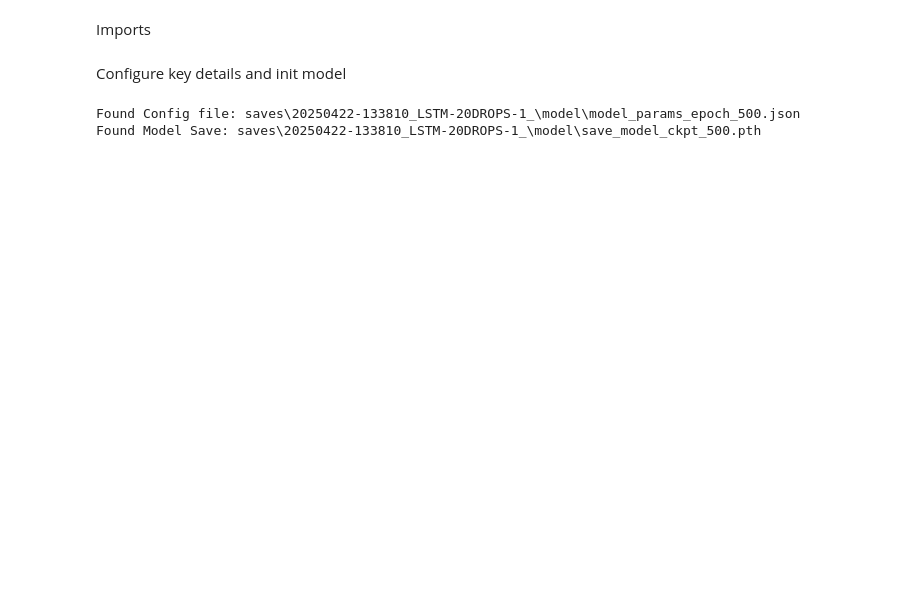
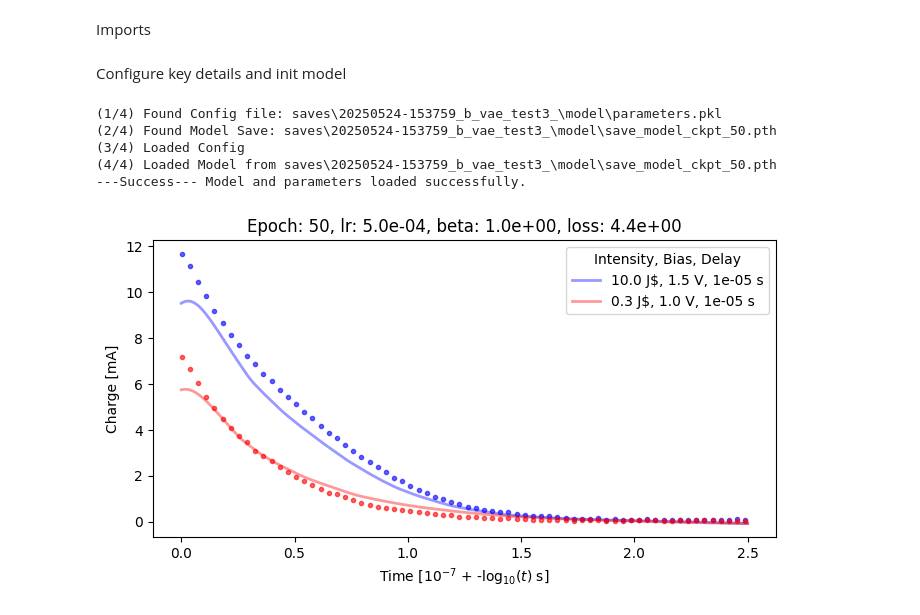
Before and after one commit to errorterror6/ML_charge_modeling, a Jupyter notebook: parameter_tuning/interpretability.ipynb, the cells around one changed output. Drawn from its saved outputs; the diff is of its cells as text; code cells hidden in the pictures; blank space fills up the shorter version.

Commit message:
working checkpoint

```diff
--- a/parameter_tuning/interpretability.ipynb
+++ b/parameter_tuning/interpretability.ipynb
@@ -22,7 +22,8 @@ import shjnn
 Configure key details and init model
 # %%
 #must be unique.
-model_name = 'LSTM-20DROPS'
+model_name = 'b_vae_test3'
+epoch_select = None
 
 
 # Load the model
@@ -42,11 +43,11 @@ pth_files = []
 for file in os.listdir(model_subfolder):
     if file.endswith(".pkl"):
         pickle_file = os.path.join(model_subfolder, file)
-        print(f"Success (1/4) Found Config file: {pickle_file}")
+        print(f"(1/4) Found Config file: {pickle_file}")
 
     elif file.endswith(".pth"):
         pth_file = os.path.join(model_subfolder, file)
-        print(f"Success (2/4) Found Model Save: {pth_file}")
+        print(f"(2/4) Found Model Save: {pth_file}")
         pth_files.append(pth_file)
 if not pickle_file or not pth_files:
     print(f"Pickle file or PTH file not found in '{model_subfolder}'.")
@@ -54,6 +55,62 @@ if not pickle_file or not pth_files:
 
 
 # Load the model configuration
+loaded = None
+with open(pickle_file, 'rb') as f:
+    try:
+        loaded = pickle.load(f)
+    except EOFError:
+        pass
+assert len(loaded) == 17
+
+
+parameters.dataset = loaded[0]
+parameters.dataset_PV = loaded[1]
+parameters.trainer = loaded[2]
+parameters.model = loaded[3]
+parameters.rnn = loaded[4]
+parameters.b_vae = loaded[5]
+parameters.load_check = loaded[6]
+parameters.model_params = loaded[7]
+parameters.vae_params = loaded[8]
+parameters.records = loaded[9]
+parameters.device = loaded[10]
+parameters.amp = loaded[11]
+parameters.freq = loaded[12]
+parameters.adaptive_training = loaded[13]
+parameters.save = loaded[14]
+parameters.split = loaded[15]
+parameters.gridsearch = loaded[16]
+
+assert parameters.load_check == True
+print(f"(3/4) Loaded Config")
+
+#load the model.
+model_params = parameters.model_params
+dev = torch.device(parameters.device)
+if epoch_select is None:
+    path = pth_files[-1]  # Use the last file in the list
+else:
+    path = [f for f in pth_files if f"{epoch_select}" in f]
+    if not path:
+        raise FileNotFoundError(f"No PTH file found for epoch {epoch_select}.")
+    path = path[0]
+assert model_params['func'] is not None
+shjnn.load_state(path, model_params['func'], model_params['rec'], decoder = model_params['dec'], optimizer = model_params['optim'], loss = model_params['loss'], epochs = model_params['epochs'], dev = dev)
+print(f"(4/4) Loaded Model from {path}")
+
+print("---Success--- Model and parameters loaded successfully.")
 # %% [output]
-Found Config file: saves\20250422-133810_LSTM-20DROPS-1_\model\model_params_epoch_500.json
-Found Model Save: saves\20250422-133810_LSTM-20DROPS-1_\model\save_model_ckpt_500.pth
+(1/4) Found Config file: saves\20250524-153759_b_vae_test3_\model\parameters.pkl
+(2/4) Found Model Save: saves\20250524-153759_b_vae_test3_\model\save_model_ckpt_50.pth
+(3/4) Loaded Config
+(4/4) Loaded Model from saves\20250524-153759_b_vae_test3_\model\save_model_ckpt_50.pth
+---Success--- Model and parameters loaded successfully.
+# %%
+# select models to plot
+plot_models = [1, 2]
+
+parameters.model_params['plot'] = plot_models
+visualisation.display_random_fit(parameters.model_params, parameters.dataset, show=True, save=False, random_samples=False)
+# %% [output]
+[figure, added]
```
Also changed, not shown: parts of 1 cell of this notebook, 3 other files.
